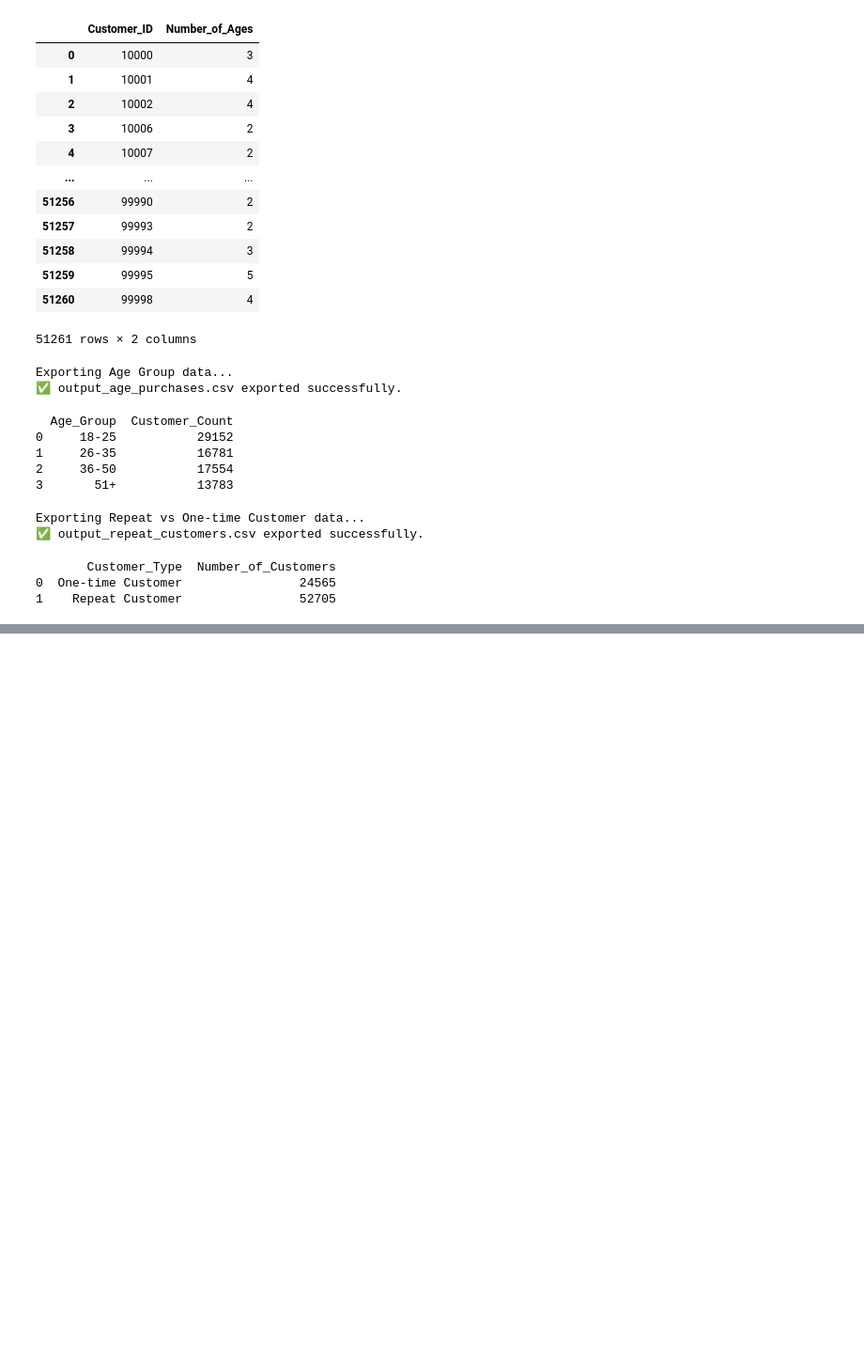
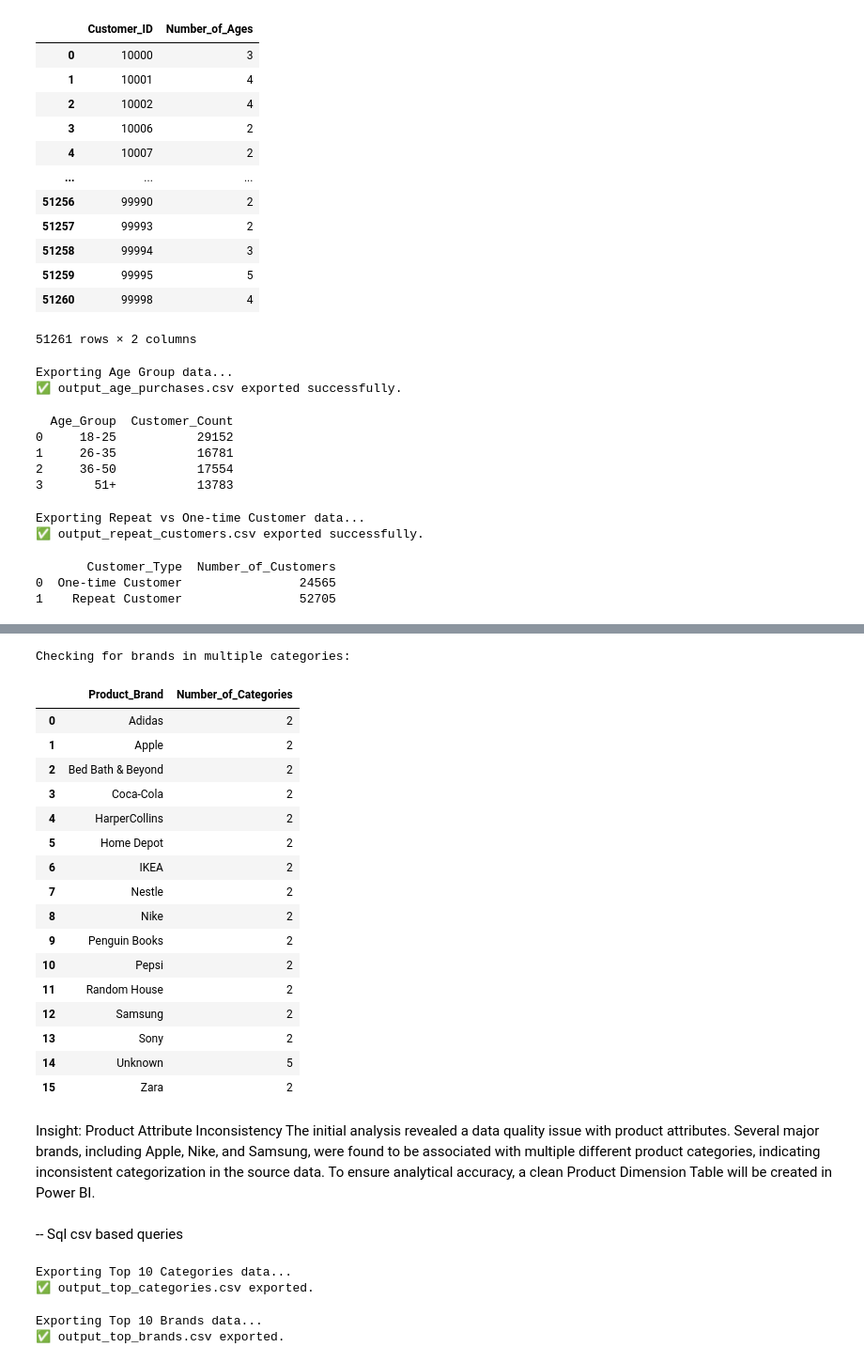
Before and after one commit to pranav444444/MinorProject_Sem7_Customer-Preference-and-Trend-Analytics-for-the-Retail-Sector, a Jupyter notebook: sample_retail_sales (2).ipynb, the cells around one changed output, grey strips where cells are left out. Shown at 94% size. Drawn from its saved outputs; the diff is of its cells as text; code cells hidden in the pictures; blank space fills up the shorter version.

Commit message:
Successfully created 3rd dashboard along with sql queries

```diff
--- a/sample_retail_sales (2).ipynb
+++ b/sample_retail_sales (2).ipynb
@@ -1826,0 +1960,70 @@ print(df_repeat_customers)
+# %%
+# Check for Product Brand inconsistency
+print("Checking for brands in multiple categories:")
+display(pd.read_sql_query("""
+    SELECT
+        Product_Brand,
+        COUNT(DISTINCT Product_Category) AS Number_of_Categories
+    FROM
+        RetailData
+    GROUP BY
+        Product_Brand
+    HAVING
+        COUNT(DISTINCT Product_Category) > 1;
+""", conn))
+# %% [output]
+Checking for brands in multiple categories:
+|  | Product_Brand | Number_of_Categories |
+| 0 | Adidas | 2 |
+| 1 | Apple | 2 |
+| 2 | Bed Bath & Beyond | 2 |
+| 3 | Coca-Cola | 2 |
+| 4 | HarperCollins | 2 |
+| 5 | Home Depot | 2 |
+| 6 | IKEA | 2 |
+| 7 | Nestle | 2 |
+| 8 | Nike | 2 |
+| 9 | Penguin Books | 2 |
+| 10 | Pepsi | 2 |
+| 11 | Random House | 2 |
+| 12 | Samsung | 2 |
+| 13 | Sony | 2 |
+| 14 | Unknown | 5 |
+| 15 | Zara | 2 |
+# %% [markdown]
+Insight: Product Attribute Inconsistency
+The initial analysis revealed a data quality issue with product attributes. Several major brands, including Apple, Nike, and Samsung, were found to be associated with multiple different product categories, indicating inconsistent categorization in the source data. To ensure analytical accuracy, a clean Product Dimension Table will be created in Power BI.
+# %% [markdown]
+-- Sql csv based queries
+# %%
+# Export 1: Top 10 Categories
+print("Exporting Top 10 Categories data...")
+query_cat_sales = """
+    SELECT Product_Category, SUM(Total_Amount) AS Total_Revenue
+    FROM RetailData
+    GROUP BY Product_Category
+    ORDER BY Total_Revenue DESC
+    LIMIT 10;
+"""
+df_cat_sales = pd.read_sql_query(query_cat_sales, conn)
+df_cat_sales.to_csv("output_top_categories.csv", index=False)
+print("✅ output_top_categories.csv exported.")
+# %% [output]
+Exporting Top 10 Categories data...
+✅ output_top_categories.csv exported.
+# %%
+# Export 2: Top 10 Brands
+print("\nExporting Top 10 Brands data...")
+query_brand_sales = """
+    SELECT Product_Brand, SUM(Total_Amount) AS Total_Revenue
+    FROM RetailData
+    GROUP BY Product_Brand
+    ORDER BY Total_Revenue DESC
+    LIMIT 10;
+"""
+df_brand_sales = pd.read_sql_query(query_brand_sales, conn)
+df_brand_sales.to_csv("output_top_brands.csv", index=False)
+print("✅ output_top_brands.csv exported.")
+# %% [output]
+Exporting Top 10 Brands data...
+✅ output_top_brands.csv exported.
```
Also changed, not shown: parts of 14 cells of this notebook, 7 other files.
